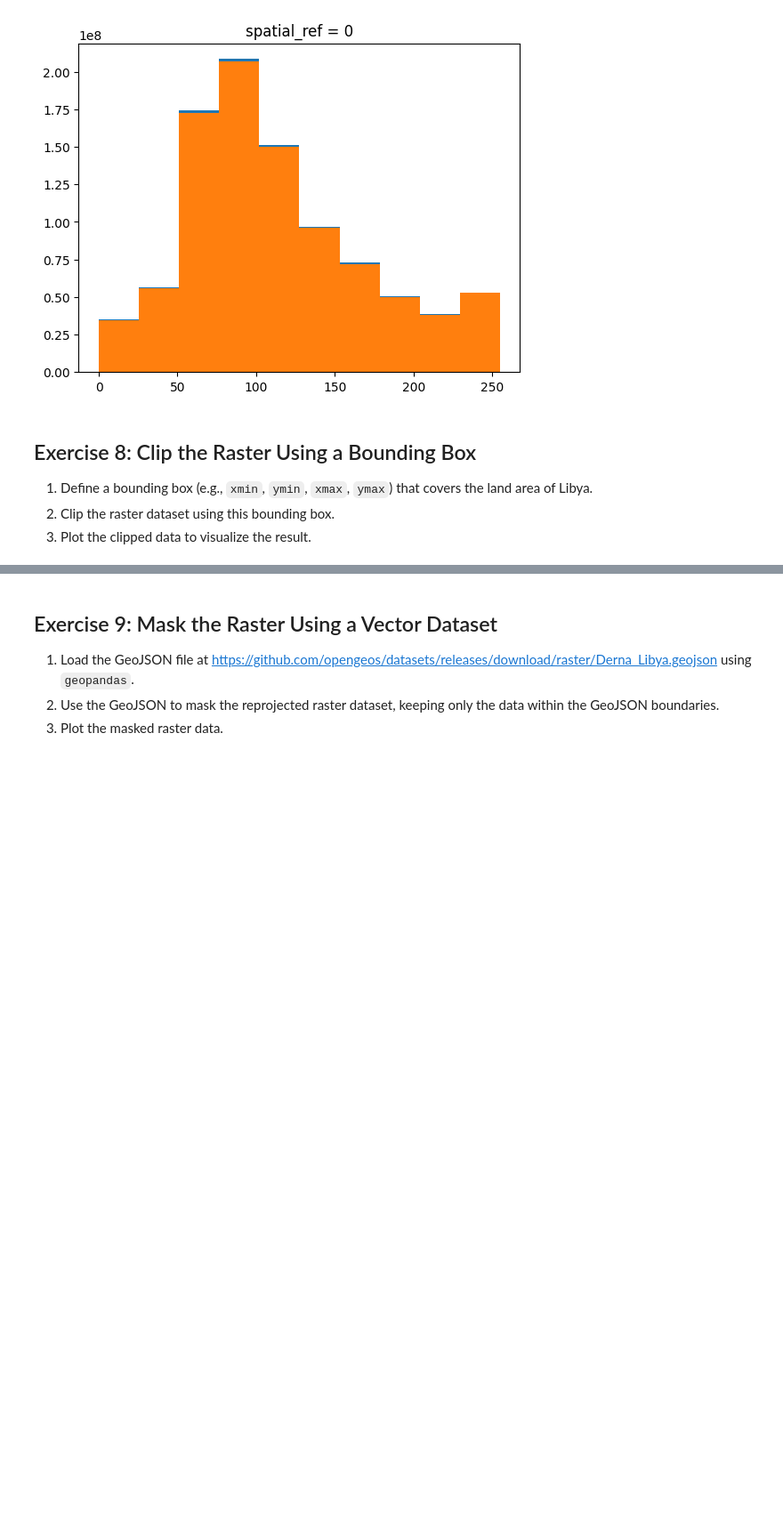
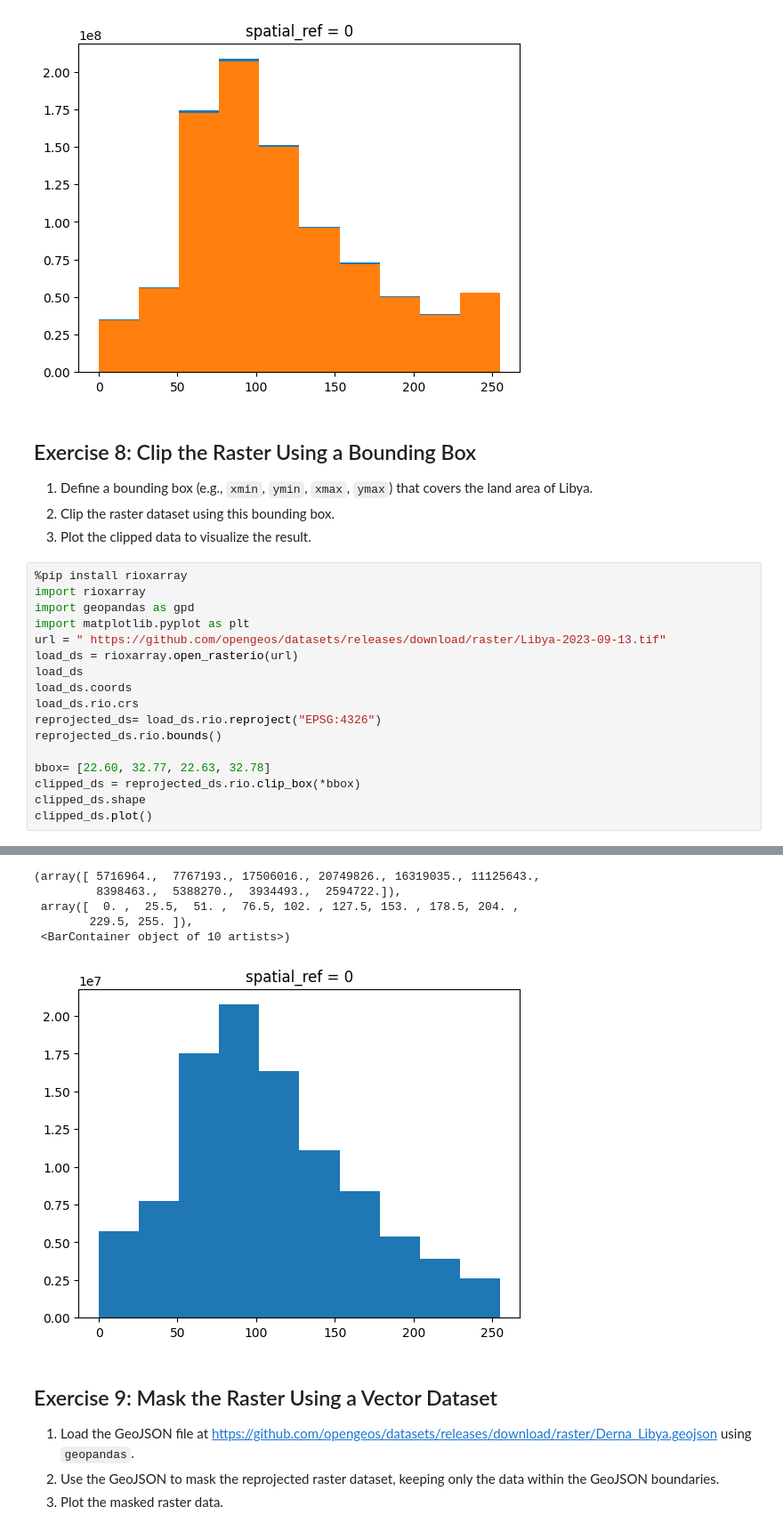
Before and after one commit to siddhi1991/GIS-programming, a Jupyter notebook: book/labs/lab_06.ipynb, the cells around one changed output, grey strips where cells are left out. Shown: that part at 89% size. Saved outputs shown, nothing was run; the diff lists cells and outputs as text; blank space fills up the shorter version.

```diff
--- a/book/labs/lab_06.ipynb
+++ b/book/labs/lab_06.ipynb
@@ -359,3 +359,21 @@ EPSG:4326
 1. Define a bounding box (e.g., `xmin`, `ymin`, `xmax`, `ymax`) that covers the land area of Libya.
 2. Clip the raster dataset using this bounding box.
 3. Plot the clipped data to visualize the result.
+# %%
+%pip install rioxarray
+import rioxarray
+import geopandas as gpd
+import matplotlib.pyplot as plt
+url = " https://github.com/opengeos/datasets/releases/download/raster/Libya-2023-09-13.tif"
+load_ds = rioxarray.open_rasterio(url)
+load_ds
+load_ds.coords
+load_ds.rio.crs
+reprojected_ds= load_ds.rio.reproject("EPSG:4326")
+reprojected_ds.rio.bounds()
+
+bbox= [22.60, 32.77, 22.63, 32.78]
+clipped_ds = reprojected_ds.rio.clip_box(*bbox)
+clipped_ds.shape
+clipped_ds.plot()
+# %% [output]
@@ -362,3 +398,9 @@ EPSG:4326
+(array([ 5716964.,  7767193., 17506016., 20749826., 16319035., 11125643.,
+         8398463.,  5388270.,  3934493.,  2594722.]),
+ array([  0. ,  25.5,  51. ,  76.5, 102. , 127.5, 153. , 178.5, 204. ,
+        229.5, 255. ]),
+ <BarContainer object of 10 artists>)
+[figure, added]
 # %% [markdown]
 ## Exercise 9: Mask the Raster Using a Vector Dataset
 
```
Also changed, not shown: parts of 3 cells of this notebook.
